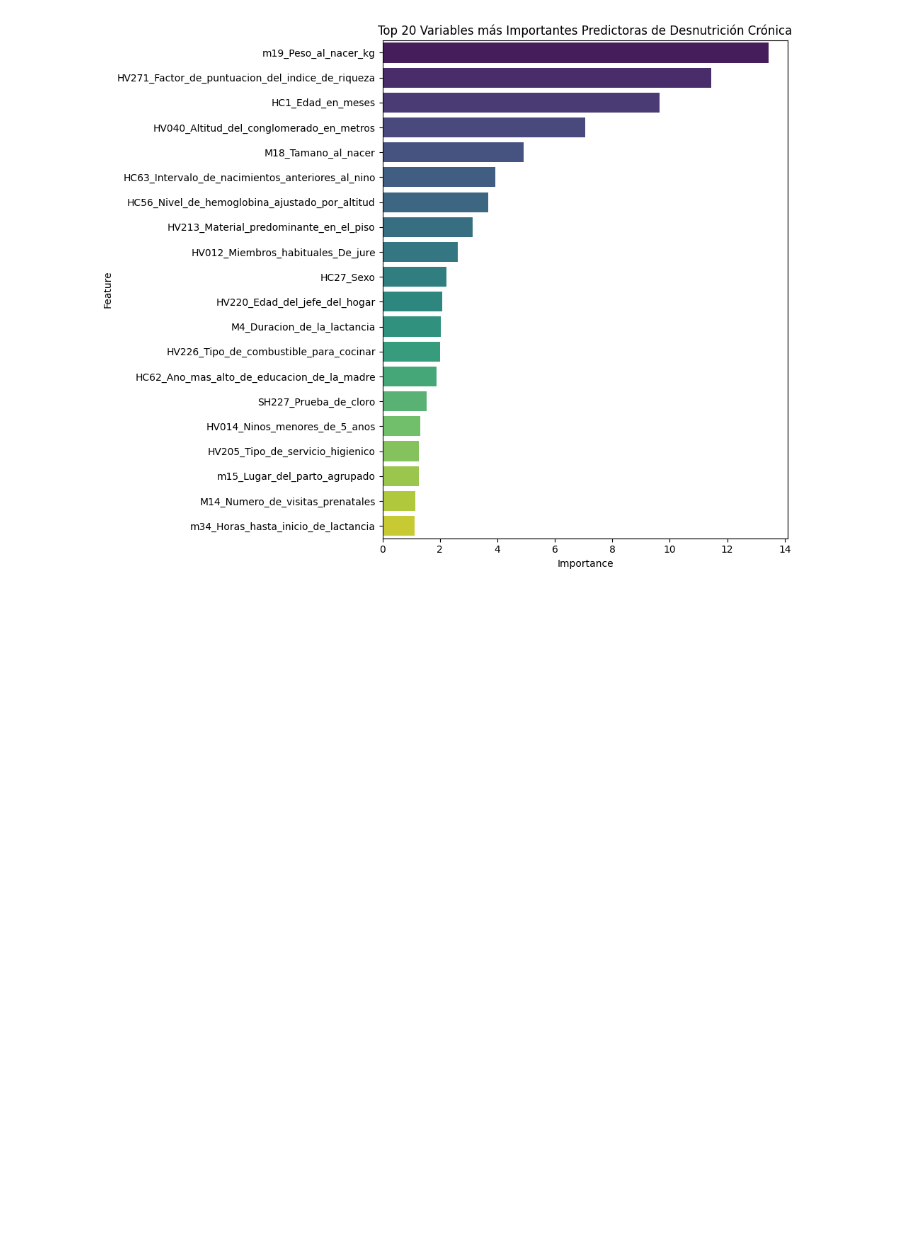
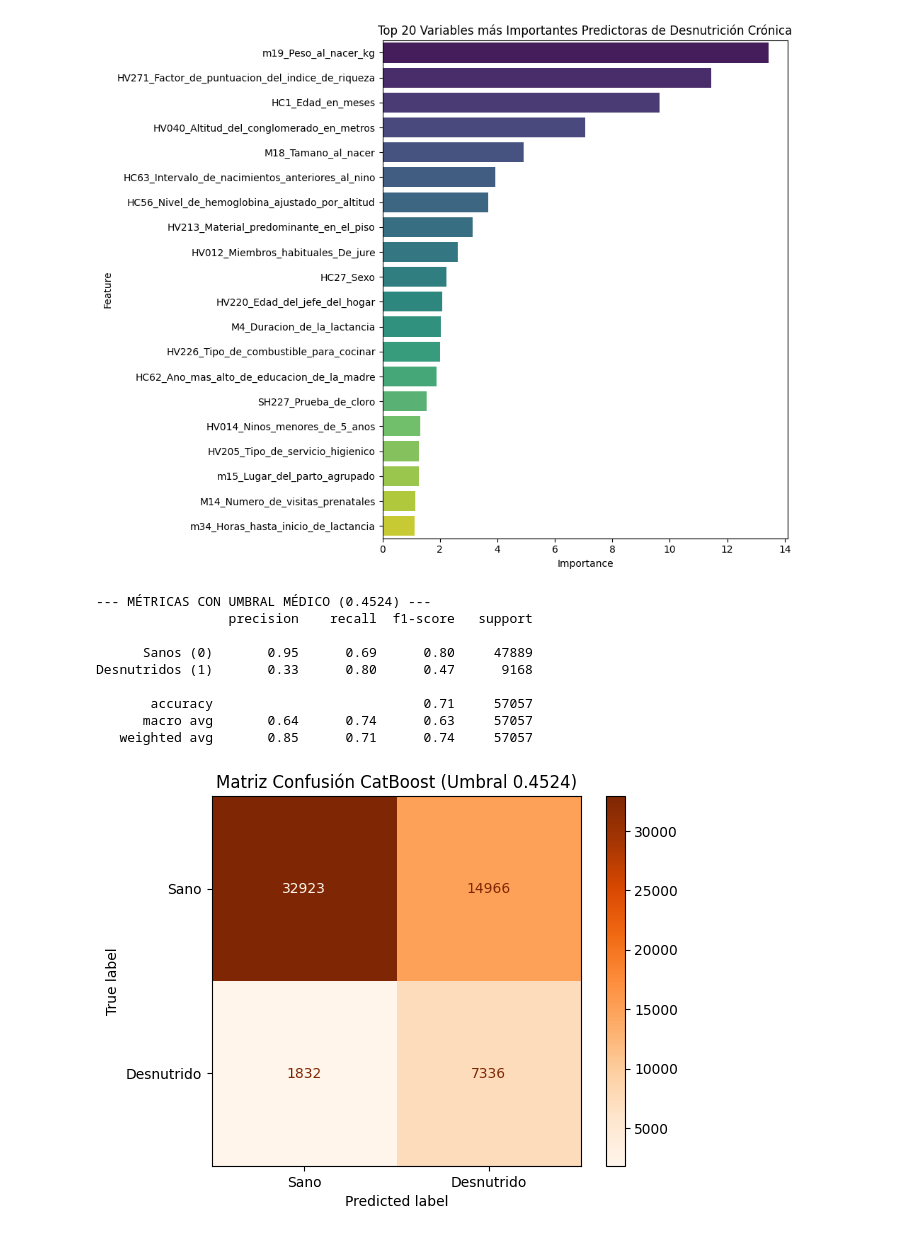
Before and after one commit to abelguevara-upeu/malnutrition-research, a Jupyter notebook: notebooks/03_modeling/01_advanced_boosters_v2.ipynb, the cells around one changed output. Drawn from its saved outputs; the diff is of its cells as text; code cells hidden in the pictures; blank space fills up the shorter version.

Commit message:
feat: add performance metrics report to 01_advanced_boosters_v2.ipynb and remove legacy refactor script

```diff
--- a/notebooks/03_modeling/01_advanced_boosters_v2.ipynb
+++ b/notebooks/03_modeling/01_advanced_boosters_v2.ipynb
@@ -266,3 +266,31 @@ plt.show()
 # %% [output]
 Extrayendo Importancia de Variables del Mejor Modelo (CatBoost)
 [figure]
+# %%
+# 10. EVALUACIÓN CON EL UMBRAL OPTIMIZADO
+from sklearn.metrics import classification_report, confusion_matrix, ConfusionMatrixDisplay
+import matplotlib.pyplot as plt
+
+# En lugar de usar el 0.5 por defecto, forzamos al modelo a usar nuestro umbral médico calculado.
+umbral_medico = 0.4524
+y_pred_optimo = (y_probs >= umbral_medico).astype(int)
+
+print(f"--- MÉTRICAS CON UMBRAL MÉDICO ({umbral_medico}) ---")
+print(classification_report(y_test, y_pred_optimo, target_names=['Sanos (0)', 'Desnutridos (1)']))
+
+cm_opt = confusion_matrix(y_test, y_pred_optimo)
+disp = ConfusionMatrixDisplay(confusion_matrix=cm_opt, display_labels=['Sano', 'Desnutrido'])
+disp.plot(cmap='Oranges', values_format='d')
+plt.title(f'Matriz Confusión CatBoost (Umbral {umbral_medico})')
+plt.show()
+# %% [output]
+--- MÉTRICAS CON UMBRAL MÉDICO (0.4524) ---
+                 precision    recall  f1-score   support
+
+      Sanos (0)       0.95      0.69      0.80     47889
+Desnutridos (1)       0.33      0.80      0.47      9168
+
+       accuracy                           0.71     57057
+      macro avg       0.64      0.74      0.63     57057
+   weighted avg       0.85      0.71      0.74     57057
+[figure, added]
```
Also changed, not shown: 1 other file.
